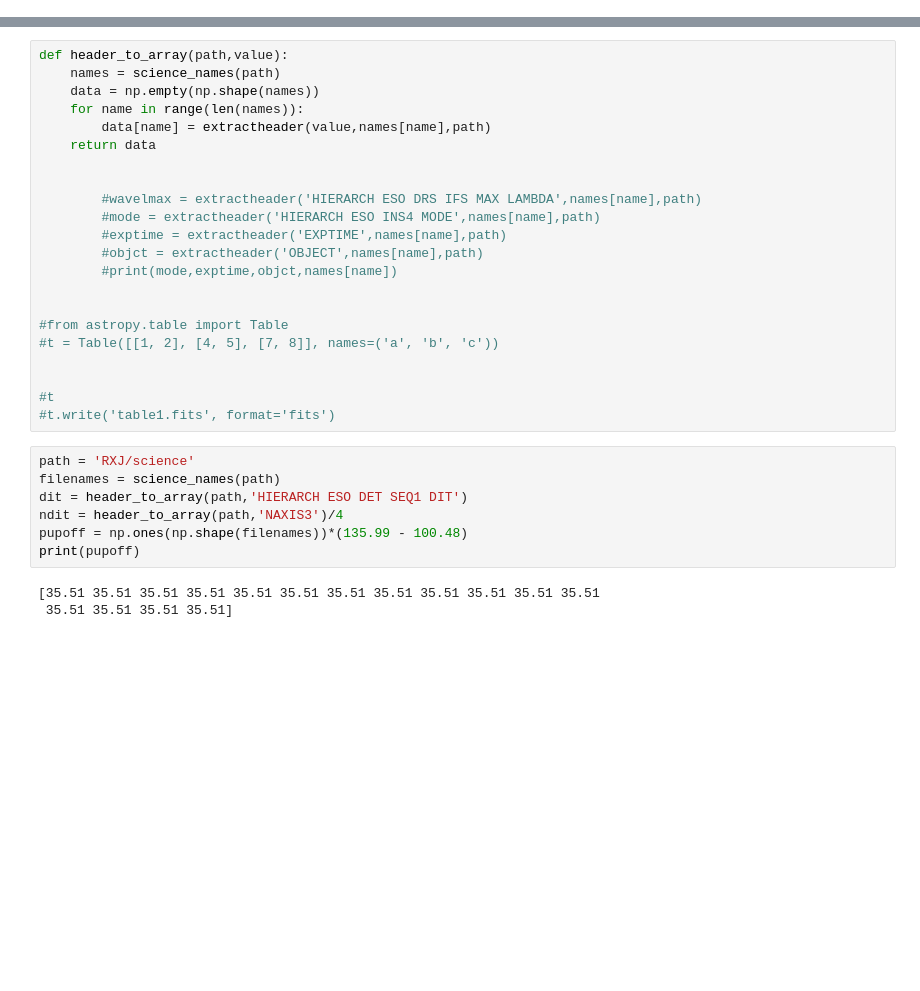
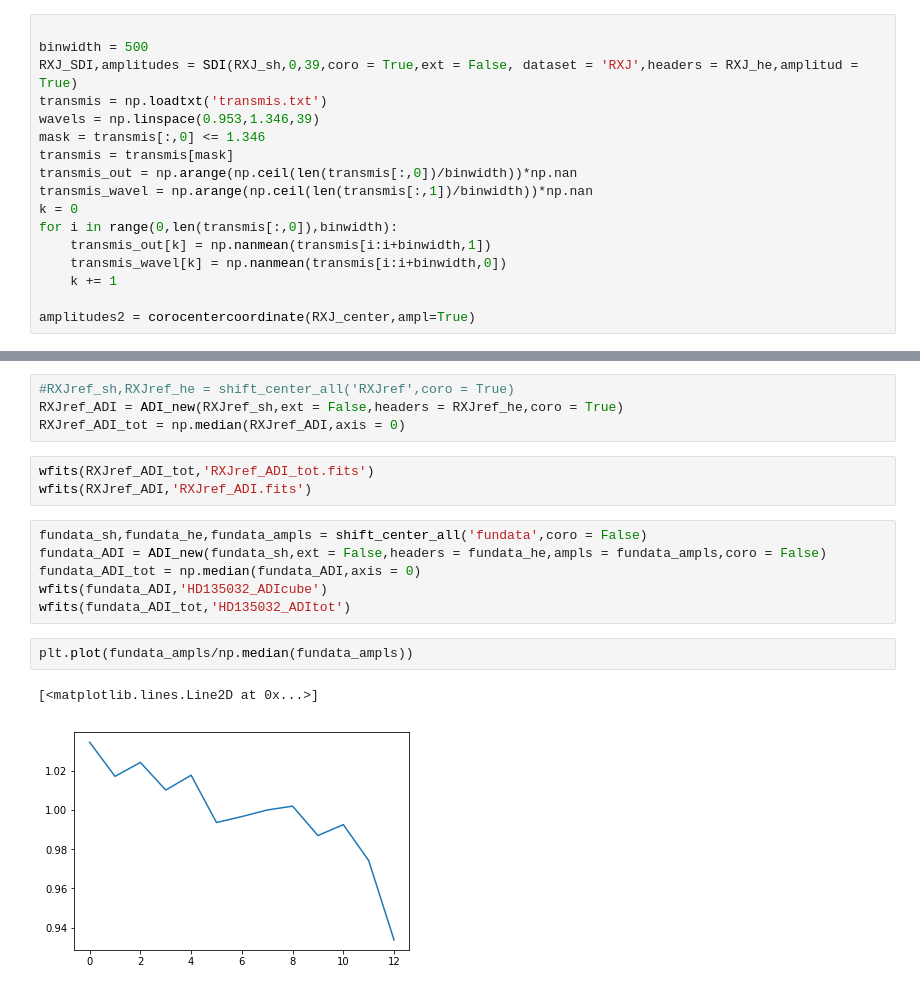
Before and after one commit to ardjansturm/Documenten-Git, a Jupyter notebook: reducing.ipynb, the cells around one changed output, grey strips where cells are left out. Drawn from its saved outputs; the diff is of its cells as text; blank space fills up the shorter version.

```diff
--- a/reducing.ipynb
+++ b/reducing.ipynb
@@ -371,0 +75,17 @@ def singleplot(data,vmin = 0,vmax = 100,name = None,lognorm = False,cutmin = 0,c
+# %%
+
+binwidth = 500
+RXJ_SDI,amplitudes = SDI(RXJ_sh,0,39,coro = True,ext = False, dataset = 'RXJ',headers = RXJ_he,amplitud = True)
+transmis = np.loadtxt('transmis.txt')
+wavels = np.linspace(0.953,1.346,39)
+mask = transmis[:,0] <= 1.346
+transmis = transmis[mask]
+transmis_out = np.arange(np.ceil(len(transmis[:,0])/binwidth))*np.nan
+transmis_wavel = np.arange(np.ceil(len(transmis[:,1])/binwidth))*np.nan
+k = 0
+for i in range(0,len(transmis[:,0]),binwidth):
+    transmis_out[k] = np.nanmean(transmis[i:i+binwidth,1])
+    transmis_wavel[k] = np.nanmean(transmis[i:i+binwidth,0])
+    k += 1
+
+amplitudes2 = corocentercoordinate(RXJ_center,ampl=True)
@@ -857,35 +940,21 @@ def opendata(path,number_cubes):
-# %%
-def header_to_array(path,value):
-    names = science_names(path)
-    data = np.empty(np.shape(names))
-    for name in range(len(names)):
-        data[name] = extractheader(value,names[name],path)
-    return data
-
-
-        #wavelmax = extractheader('HIERARCH ESO DRS IFS MAX LAMBDA',names[name],path)
-        #mode = extractheader('HIERARCH ESO INS4 MODE',names[name],path)
-        #exptime = extractheader('EXPTIME',names[name],path)
-        #objct = extractheader('OBJECT',names[name],path)
-        #print(mode,exptime,objct,names[name])
-
-
-#from astropy.table import Table
-#t = Table([[1, 2], [4, 5], [7, 8]], names=('a', 'b', 'c'))
-
-
-#t
-#t.write('table1.fits', format='fits')
-# %%
-path = 'RXJ/science'
-filenames = science_names(path)
-dit = header_to_array(path,'HIERARCH ESO DET SEQ1 DIT')
-ndit = header_to_array(path,'NAXIS3')/4
-pupoff = np.ones(np.shape(filenames))*(135.99 - 100.48)
-print(pupoff)
-# %% [output]
-[35.51 35.51 35.51 35.51 35.51 35.51 35.51 35.51 35.51 35.51 35.51 35.51
- 35.51 35.51 35.51 35.51]
+# %%
+#RXJref_sh,RXJref_he = shift_center_all('RXJref',coro = True)
+RXJref_ADI = ADI_new(RXJref_sh,ext = False,headers = RXJref_he,coro = True)
+RXJref_ADI_tot = np.median(RXJref_ADI,axis = 0)
+# %%
+wfits(RXJref_ADI_tot,'RXJref_ADI_tot.fits')
+wfits(RXJref_ADI,'RXJref_ADI.fits')
+# %%
+fundata_sh,fundata_he,fundata_ampls = shift_center_all('fundata',coro = False)
+fundata_ADI = ADI_new(fundata_sh,ext = False,headers = fundata_he,ampls = fundata_ampls,coro = False)
+fundata_ADI_tot = np.median(fundata_ADI,axis = 0)
+wfits(fundata_ADI,'HD135032_ADIcube')
+wfits(fundata_ADI_tot,'HD135032_ADItot')
+# %%
+plt.plot(fundata_ampls/np.median(fundata_ampls))
+# %% [output]
+[<matplotlib.lines.Line2D at 0x...>]
+[figure, added]
 # %%
 '''This block is used to run the esorex reduction pipeline'''
 
```
Also changed, not shown: parts of 22 cells of this notebook, 1 other file.
